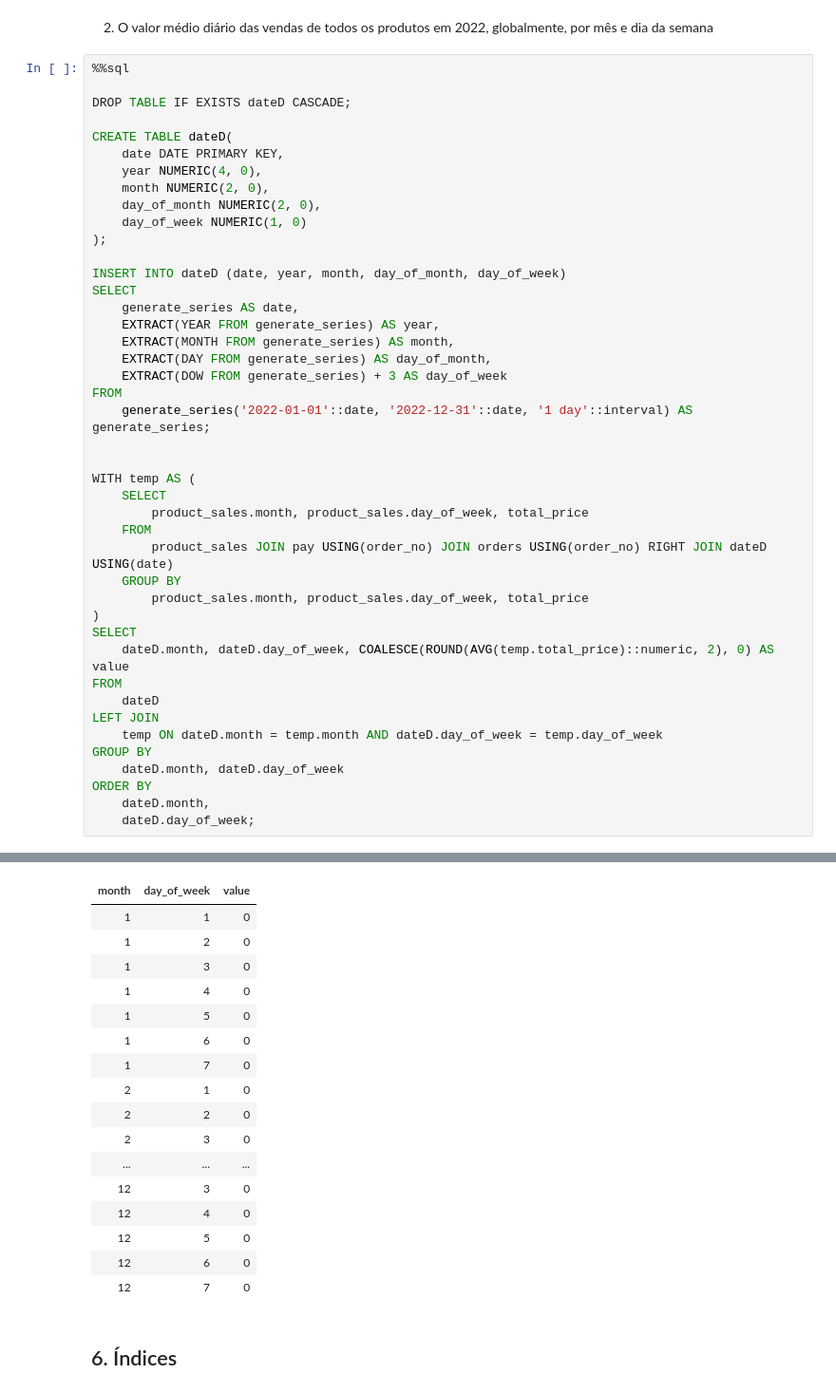
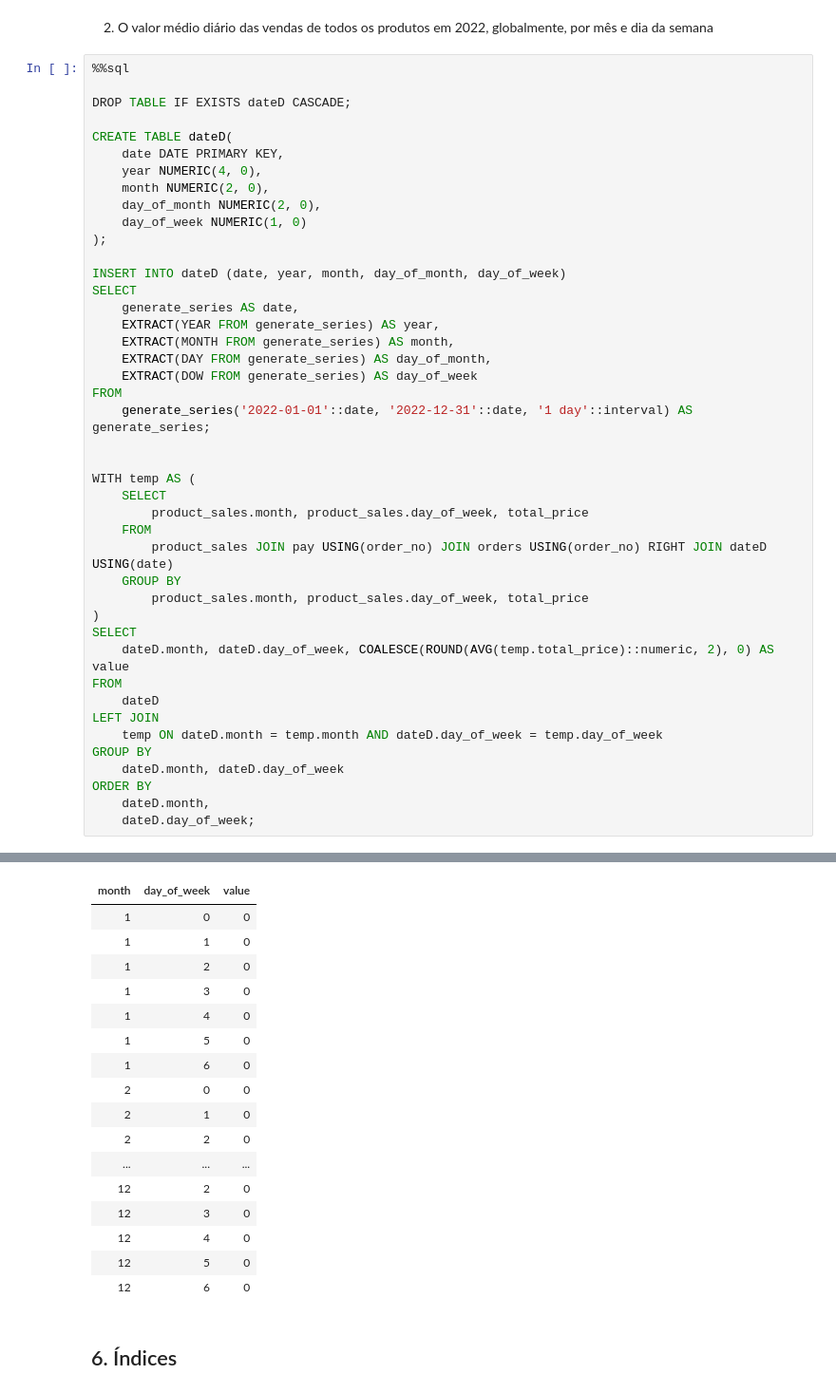
Before and after one commit to GreenMemory16/BD-2022-2023, a Jupyter notebook: Entrega3/E3-report.ipynb, the cells around one changed output, grey strips where cells are left out. Shown at 95% size. Drawn from its saved outputs; the diff is of its cells as text.

```diff
--- a/Entrega3/E3-report.ipynb
+++ b/Entrega3/E3-report.ipynb
@@ -513,53 +513,53 @@ SELECT
     EXTRACT(YEAR FROM generate_series) AS year,
     EXTRACT(MONTH FROM generate_series) AS month,
     EXTRACT(DAY FROM generate_series) AS day_of_month,
-    EXTRACT(DOW FROM generate_series) + 3 AS day_of_week
+    EXTRACT(DOW FROM generate_series) AS day_of_week
 FROM
     generate_series('2022-01-01'::date, '2022-12-31'::date, '1 day'::interval) AS generate_series;
 
 
 WITH temp AS (
     SELECT
         product_sales.month, product_sales.day_of_week, total_price
     FROM
         product_sales JOIN pay USING(order_no) JOIN orders USING(order_no) RIGHT JOIN dateD USING(date)
     GROUP BY
         product_sales.month, product_sales.day_of_week, total_price
 )
 SELECT
     dateD.month, dateD.day_of_week, COALESCE(ROUND(AVG(temp.total_price)::numeric, 2), 0) AS value
 FROM
     dateD
 LEFT JOIN
     temp ON dateD.month = temp.month AND dateD.day_of_week = temp.day_of_week
 GROUP BY
     dateD.month, dateD.day_of_week
 ORDER BY
     dateD.month,
     dateD.day_of_week;
 # %% [output]
  * postgresql://db:***@localhost/db
 Done.
 Done.
 365 rows affected.
 84 rows affected.
 | month | day_of_week | value |
+| 1 | 0 | 0 |
 | 1 | 1 | 0 |
 | 1 | 2 | 0 |
 | 1 | 3 | 0 |
 | 1 | 4 | 0 |
 | 1 | 5 | 0 |
 | 1 | 6 | 0 |
-| 1 | 7 | 0 |
+| 2 | 0 | 0 |
 | 2 | 1 | 0 |
 | 2 | 2 | 0 |
-| 2 | 3 | 0 |
 | ... | ... | ... |
+| 12 | 2 | 0 |
 | 12 | 3 | 0 |
 | 12 | 4 | 0 |
 | 12 | 5 | 0 |
 | 12 | 6 | 0 |
-| 12 | 7 | 0 |
 # %% [markdown]
 ## 6. Índices
 # %% [markdown]
```
